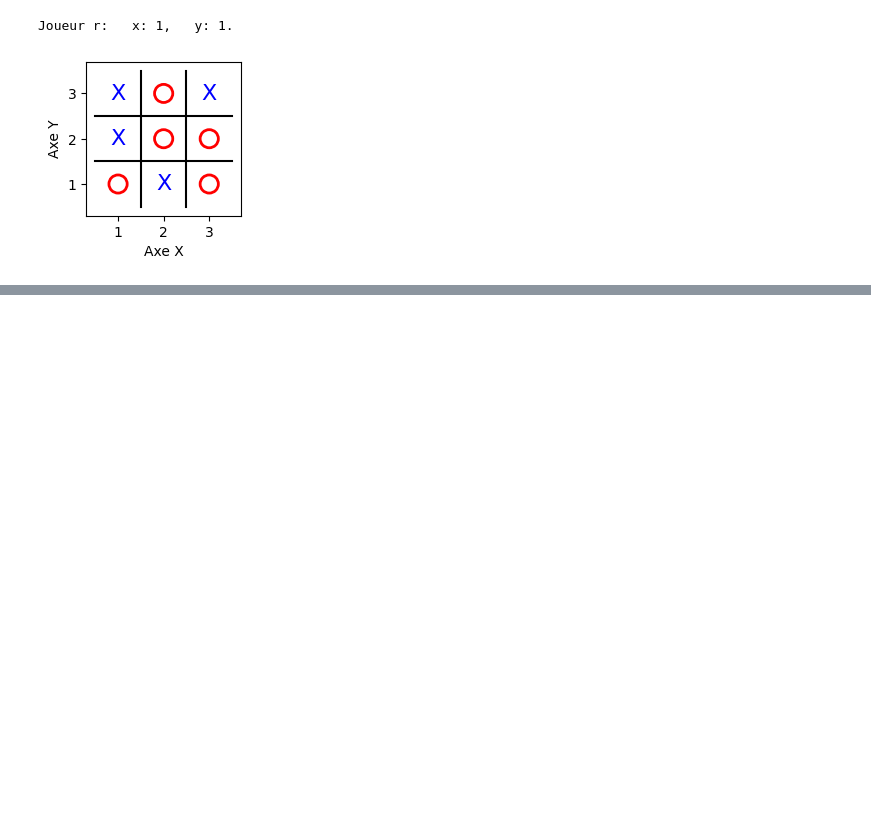
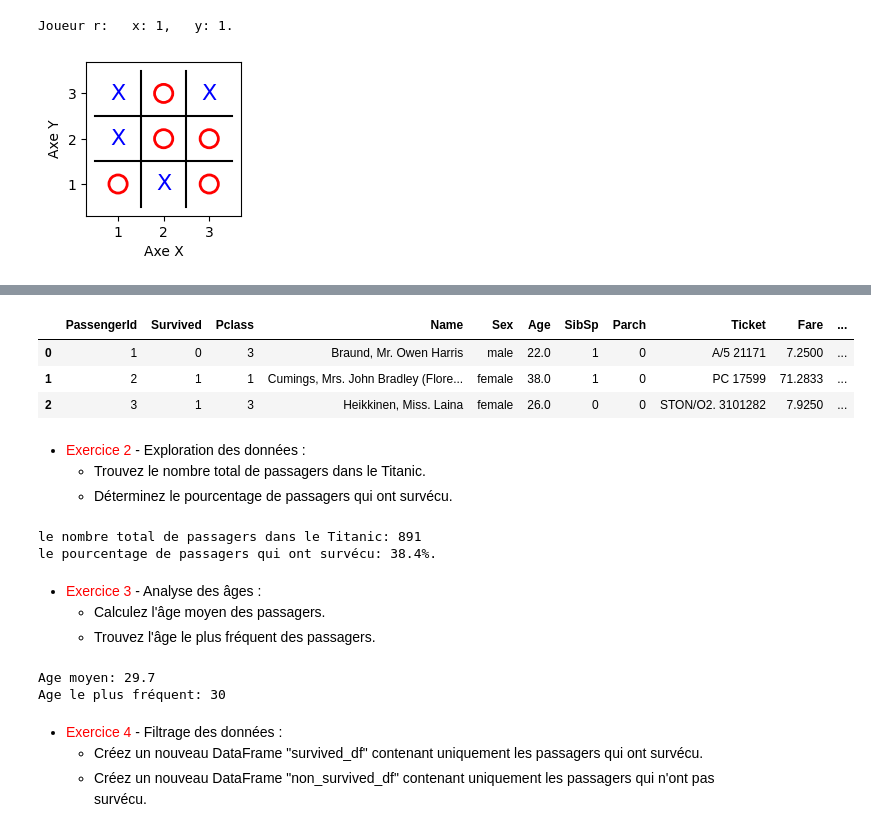
Before and after one commit to KiykoHanna/Simplon_Python, a Jupyter notebook: notebook.ipynb, the cells around one changed output, grey strips where cells are left out. Drawn from its saved outputs; the diff is of its cells as text; code cells hidden in the pictures; blank space fills up the shorter version.

```diff
--- a/notebook.ipynb
+++ b/notebook.ipynb
@@ -672,0 +695,39 @@ Joueur r:   x: 1,   y: 1.
+# %%
+path_csv = r'D:\Programmation\Formation\Simplon\data\titanic.csv.txt'
+titanic_df = pd.read_csv(path_csv)
+titanic_df.head(3)
+# %% [output]
+|  | PassengerId | Survived | Pclass | Name | Sex | Age | SibSp | Parch | Ticket | Fare | ... |
+| 0 | 1 | 0 | 3 | Braund, Mr. Owen Harris | male | 22.0 | 1 | 0 | A/5 21171 | 7.2500 | ... |
+| 1 | 2 | 1 | 1 | Cumings, Mrs. John Bradley (Flore... | female | 38.0 | 1 | 0 | PC 17599 | 71.2833 | ... |
+| 2 | 3 | 1 | 3 | Heikkinen, Miss. Laina | female | 26.0 | 0 | 0 | STON/O2. 3101282 | 7.9250 | ... |
+# %% [markdown]
+- <span style="color:red">Exercice 2</span> - Exploration des données :
+    - Trouvez le nombre total de passagers dans le Titanic.
+    - Déterminez le pourcentage de passagers qui ont survécu.
+# %%
+n_total = titanic_df.shape[0]
+n_survecu = np.round(titanic_df['Survived'].sum() / n_total, 3)
+
+print(f'le nombre total de passagers dans le Titanic: {n_total}')
+print(f'le pourcentage de passagers qui ont survécu: {n_survecu * 100}%.')
+# %% [output]
+le nombre total de passagers dans le Titanic: 891
+le pourcentage de passagers qui ont survécu: 38.4%.
+# %% [markdown]
+- <span style="color:red">Exercice 3</span> - Analyse des âges :
+    - Calculez l'âge moyen des passagers.
+    - Trouvez l'âge le plus fréquent des passagers.
+# %%
+age_moyen = np.round(titanic_df['Age'].mean(), 2)
+print(f'Age moyen: {age_moyen}')
+
+age_freq = titanic_df['Age'].value_counts()
+print(f'Age le plus fréquent: {age_freq.iloc[0]}')
+# %% [output]
+Age moyen: 29.7
+Age le plus fréquent: 30
+# %% [markdown]
+- <span style="color:red">Exercice 4</span> - Filtrage des données :
+    - Créez un nouveau DataFrame "survived_df" contenant uniquement les passagers qui ont survécu.
+    - Créez un nouveau DataFrame "non_survived_df" contenant uniquement les passagers qui n'ont pas survécu.
```
Also changed, not shown: parts of 17 cells of this notebook, 4 other files.
